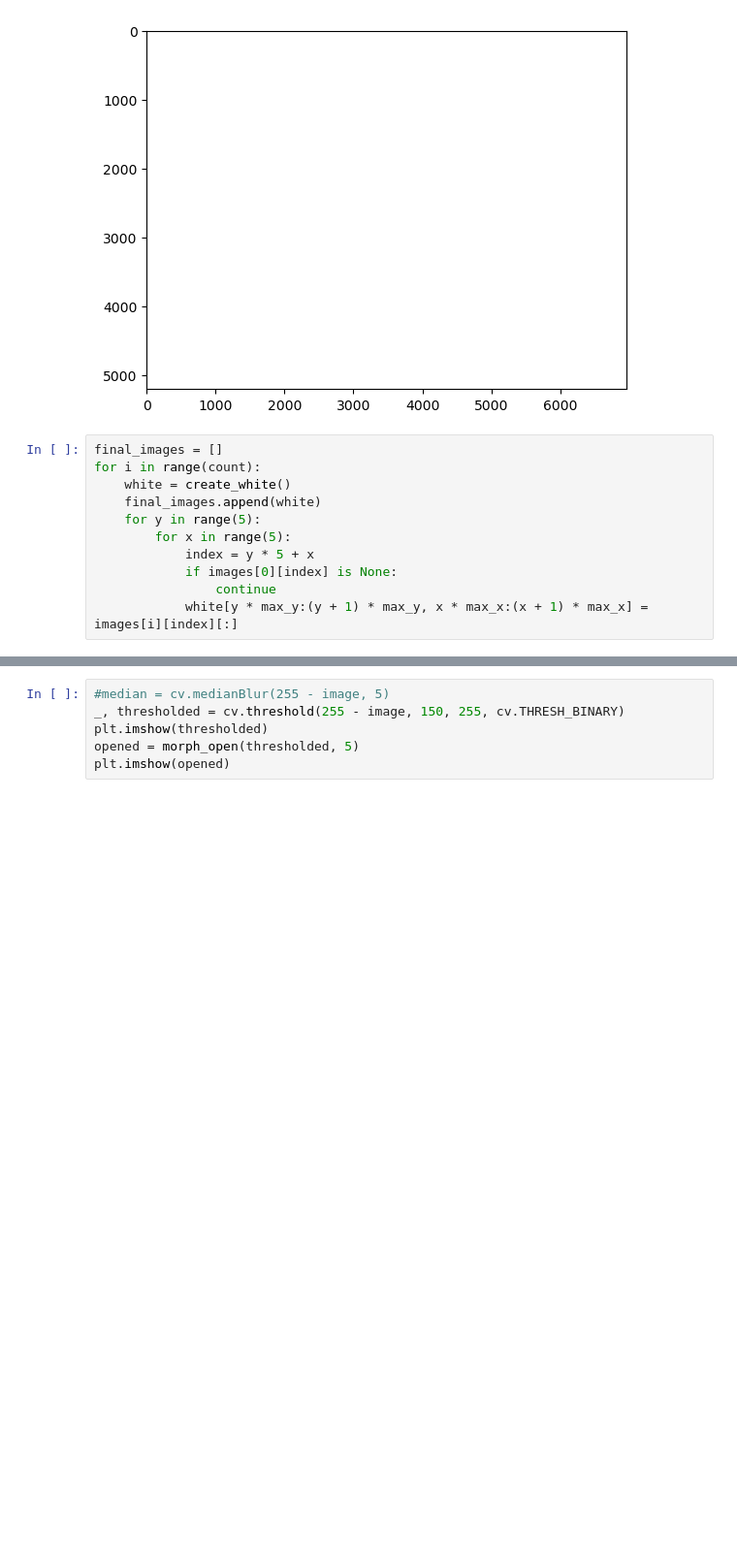
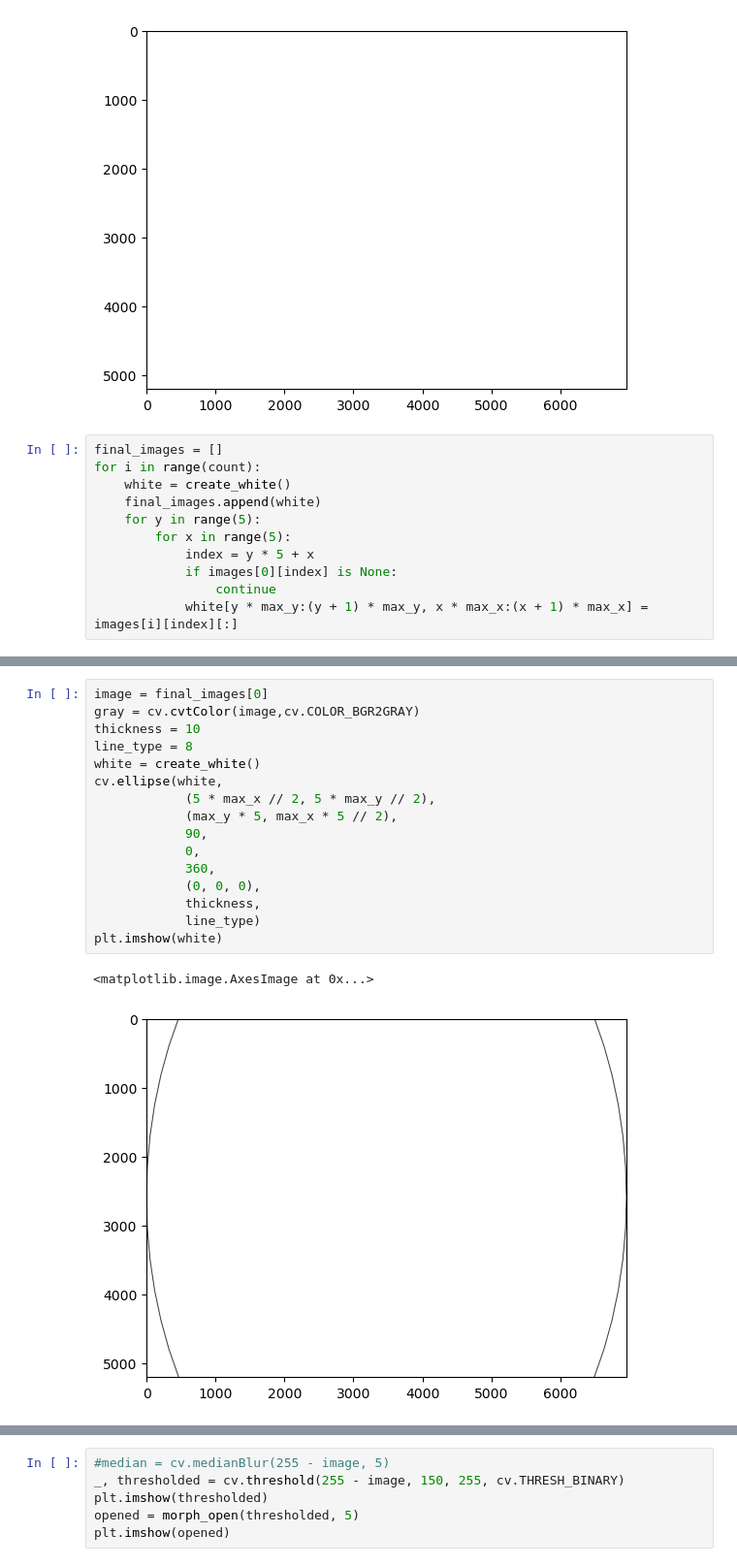
Before and after one commit to numimin/TOOI, a Jupyter notebook: TOOI Task.ipynb, the cells around one changed output, grey strips where cells are left out. Shown at 97% size. Cells and saved outputs as stored; diff of their text form; blank space fills up the shorter version.

```diff
--- a/TOOI Task.ipynb
+++ b/TOOI Task.ipynb
@@ -193,3 +193,22 @@ plt.imshow(final_images[0])
+# %%
+image = final_images[0]
+gray = cv.cvtColor(image,cv.COLOR_BGR2GRAY)
+thickness = 10
+line_type = 8
+white = create_white()
+cv.ellipse(white,
+            (5 * max_x // 2, 5 * max_y // 2),
+            (max_y * 5, max_x * 5 // 2),
+            90,
+            0,
+            360,
+            (0, 0, 0),
+            thickness,
+            line_type)
+plt.imshow(white)
+# %% [output]
+<matplotlib.image.AxesImage at 0x...>
+[figure, added]
 # %%
 image = final_images[0]
 inverted = 255 - image
```
Also changed, not shown: parts of 4 cells of this notebook.
